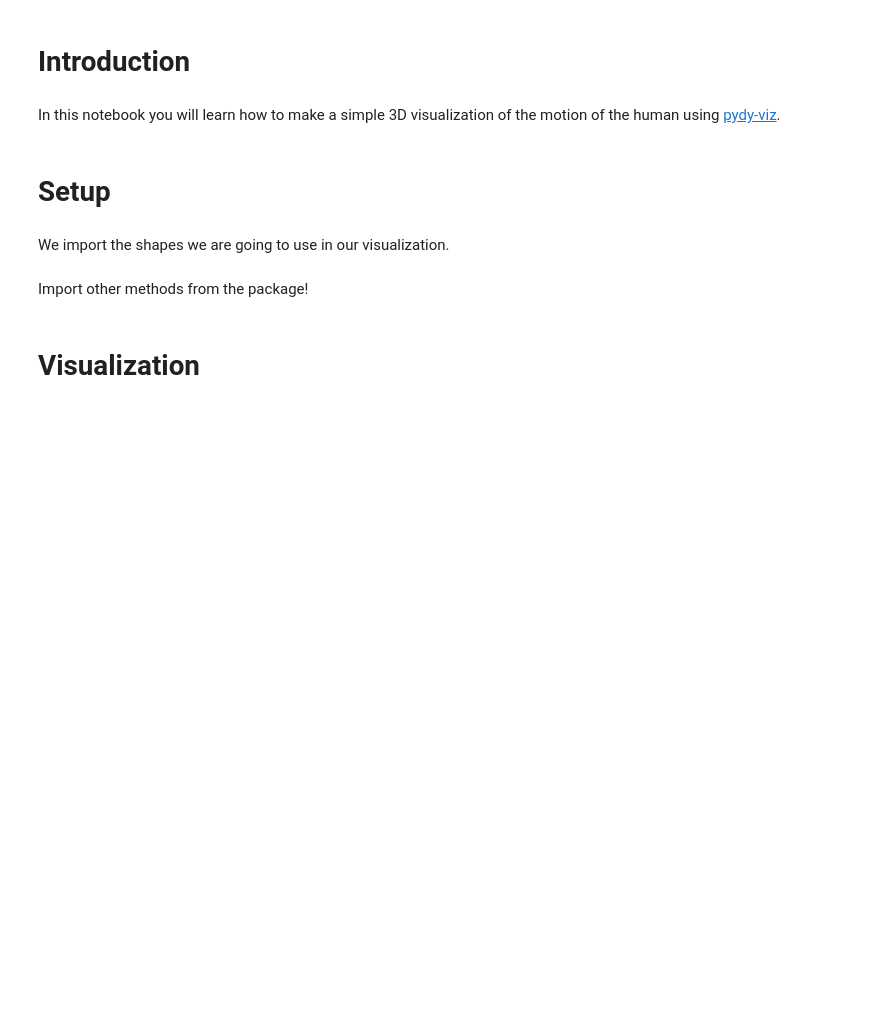
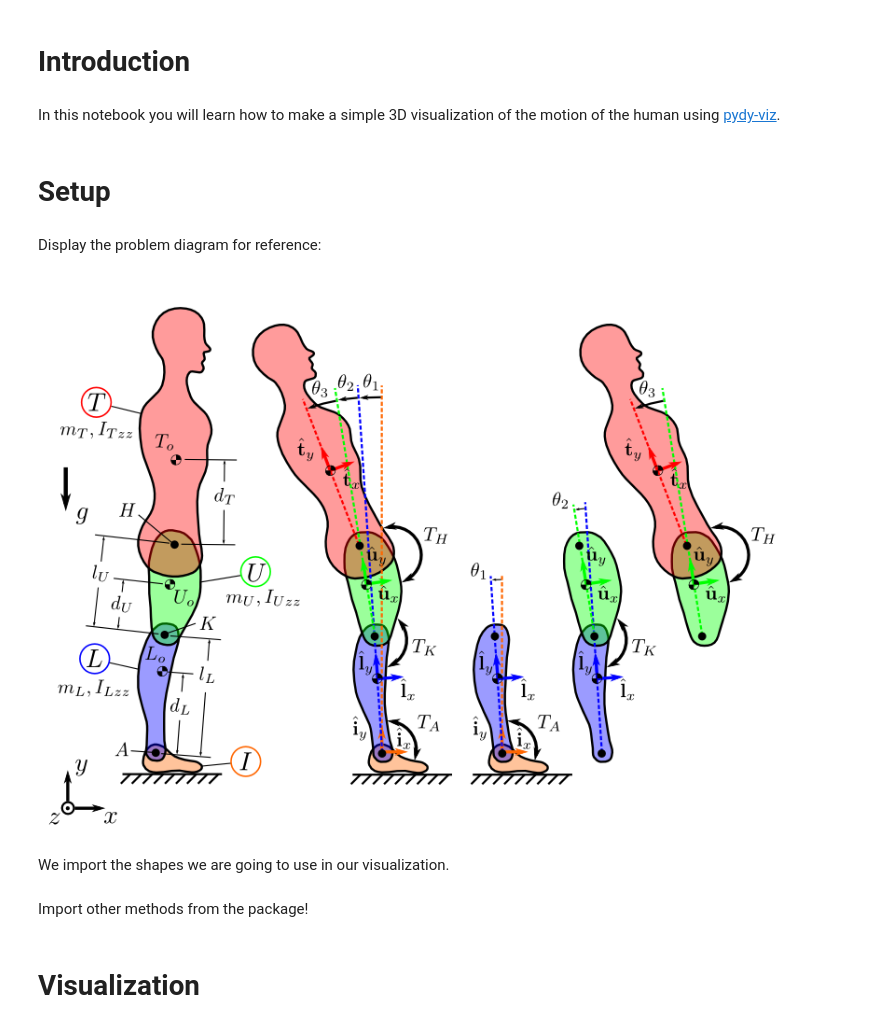
Before and after one commit to pydy/pydy-tutorial-human-standing, a Jupyter notebook: notebooks/n08_visualization.ipynb, the cells around one changed output. Saved outputs shown, nothing was run; the diff lists cells and outputs as text; code cells hidden in the pictures; blank space fills up the shorter version.

Commit message:
added diagram to viz notebook. changed initial conditions for control section

```diff
--- a/notebooks/n08_visualization.ipynb
+++ b/notebooks/n08_visualization.ipynb
@@ -4,6 +4,13 @@
 In this notebook you will learn how to make a simple 3D visualization of the motion of the human using [pydy-viz](https://github.com/pydy/pydy-viz).
 # %% [markdown]
 # Setup
+# %% [markdown]
+Display the problem diagram for reference:
+# %%
+from IPython.display import Image
+Image('figures/human_balance_diagram.png')
+# %% [output]
+[figure, added]
 # %%
 from solution.simulation import *
 # %% [markdown]
```
Also changed, not shown: 1 other file.
